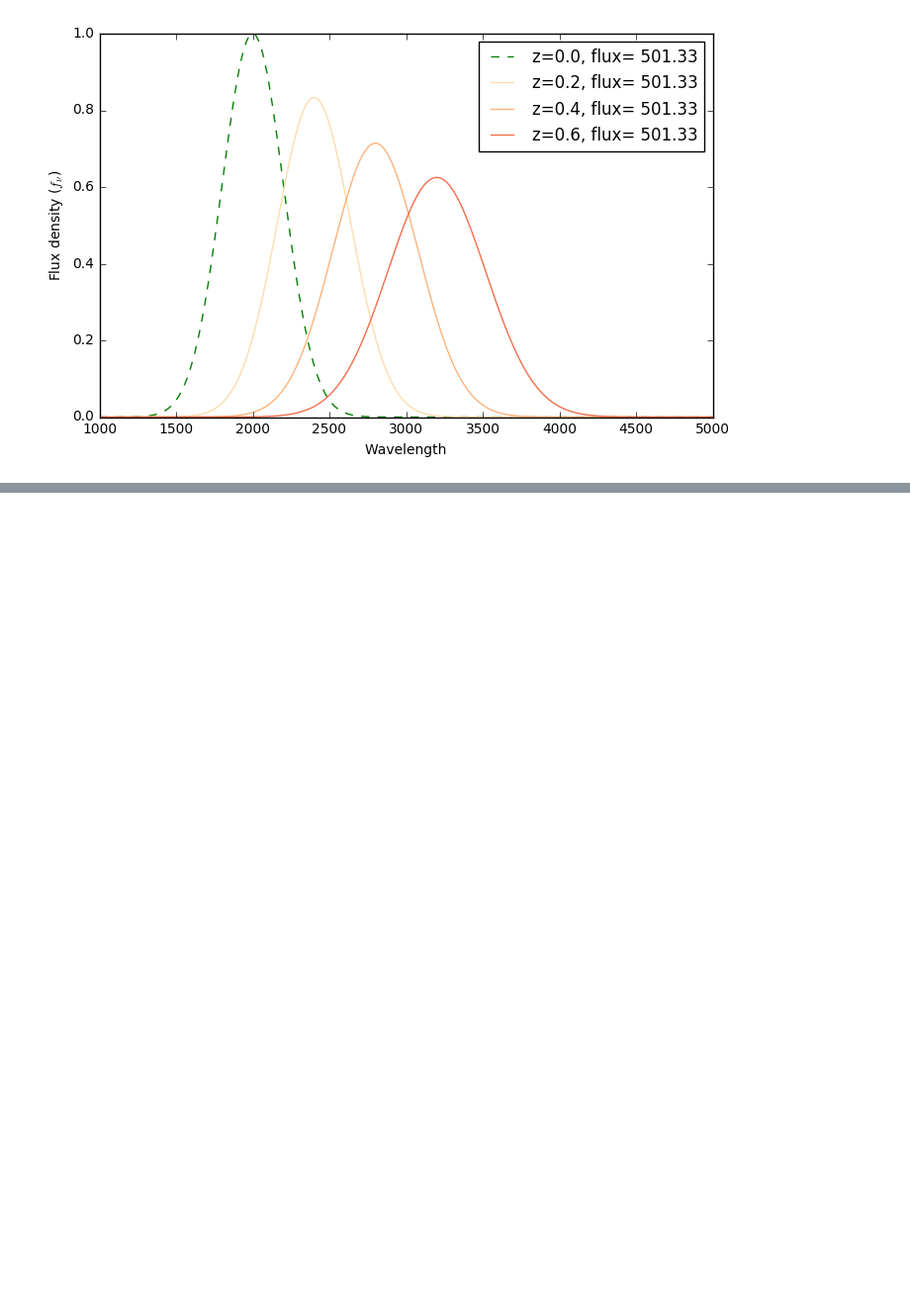
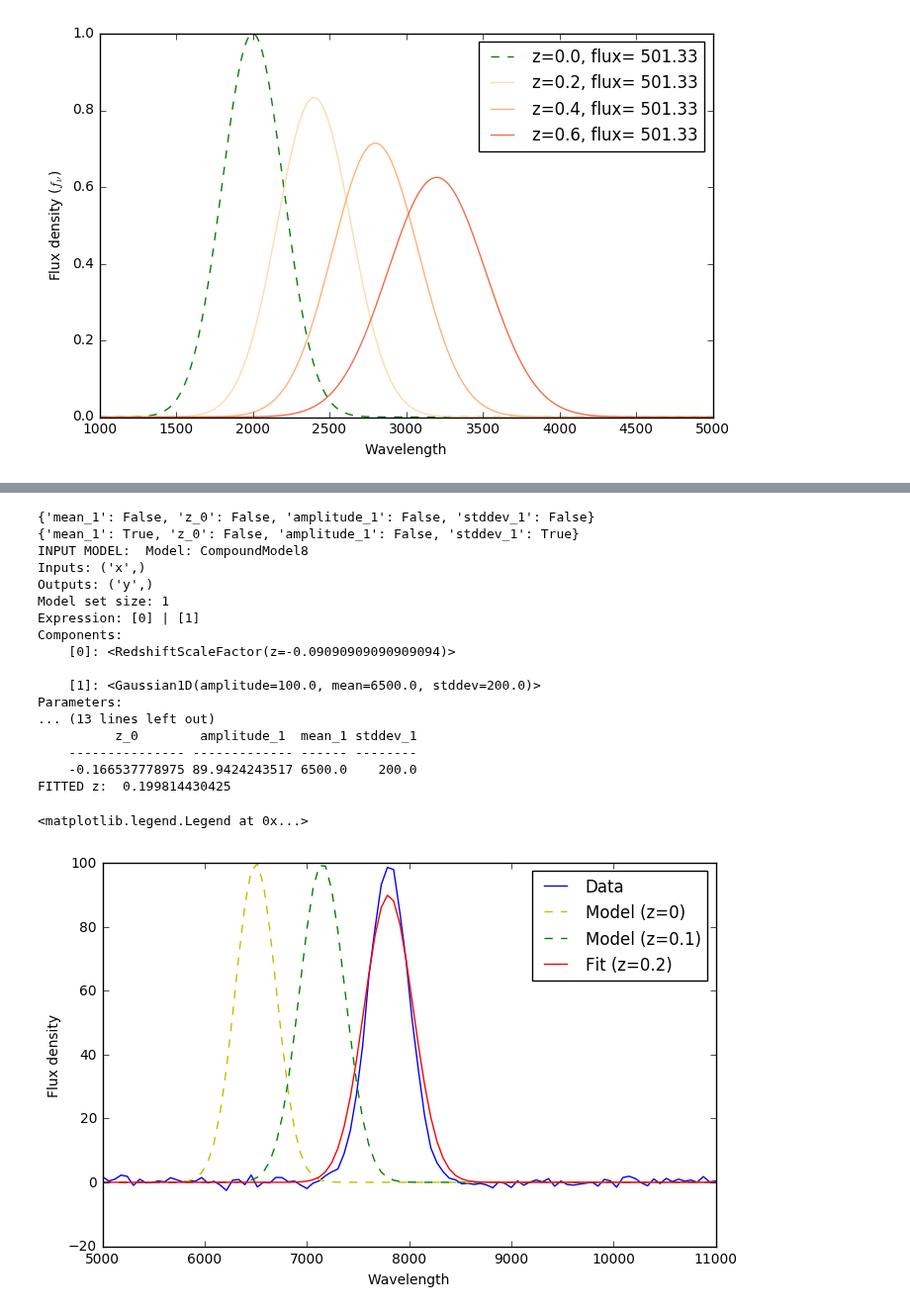
Before and after one commit to ibusko/experiments_specviz, a Jupyter notebook: experiment_redshift.ipynb, the cells around one changed output, grey strips where cells are left out. Shown at 99% size. Saved outputs shown, nothing was run; the diff lists cells and outputs as text; code cells hidden in the pictures; blank space fills up the shorter version.

```diff
--- a/experiment_redshift.ipynb
+++ b/experiment_redshift.ipynb
@@ -417,0 +458,59 @@ plt.legend()
+# %%
+plt.figure(figsize=(8, 5))
+
+# Generate fake data
+np.random.seed(0)
+x = np.linspace(5000, 11000, 100)
+g0 = Gaussian1D(100, 6500 * 1.2, 200)
+y = g0(x)
+y += np.random.normal(0., 1., x.shape)
+plt.plot(x, y, 'blue', label='Data')
+
+# redshifted Gaussian model
+g1 = models.Gaussian1D(100, 6500, 200)
+z = 0.1
+rs = models.RedshiftScaleFactor(z).inverse
+g_c = rs | g1
+
+# fix some parameters to force redshift to be fitted.
+# Fixing just mean_1 still diverges (negative stddev).
+print(g_c.fixed)
+g_c.fixed['mean_1'] = True
+g_c.fixed['stddev_1'] = True
+print(g_c.fixed)
+
+# fit
+fitter = fitting.LevMarLSQFitter()
+g_fit = fitter(g_c, x, y, maxiter=2000)
+
+# print parameters for model and solution
+print("INPUT MODEL: ", g_c)
+print("FITTED MODEL: ", g_fit)
+fitted_z =  models.RedshiftScaleFactor(g_fit.parameters[0]).inverse.z.value
+print("FITTED z: ", fitted_z)
+plt.plot(x, g1(x), 'y--', label='Model (z=0)')
+plt.plot(x, g_c(x), 'g--', label='Model (z=%3.1f)'%z)
+plt.plot(x, g_fit(x), 'r', label='Fit (z=%3.1f)'%fitted_z)
+plt.xlabel('Wavelength')
+plt.ylabel('Flux density')
+plt.legend()
+# %% [output]
+{'mean_1': False, 'z_0': False, 'amplitude_1': False, 'stddev_1': False}
+{'mean_1': True, 'z_0': False, 'amplitude_1': False, 'stddev_1': True}
+INPUT MODEL:  Model: CompoundModel8
+Inputs: ('x',)
+Outputs: ('y',)
+Model set size: 1
+Expression: [0] | [1]
+Components:
+    [0]: <RedshiftScaleFactor(z=-0.09090909090909094)>
+
+    [1]: <Gaussian1D(amplitude=100.0, mean=6500.0, stddev=200.0)>
+Parameters:
+... (13 lines left out)
+          z_0        amplitude_1  mean_1 stddev_1
+    --------------- ------------- ------ --------
+    -0.166537778975 89.9424243517 6500.0    200.0
+FITTED z:  0.199814430425
+<matplotlib.legend.Legend at 0x...>
+[figure, added]
```
Also changed, not shown: parts of 8 cells of this notebook.
